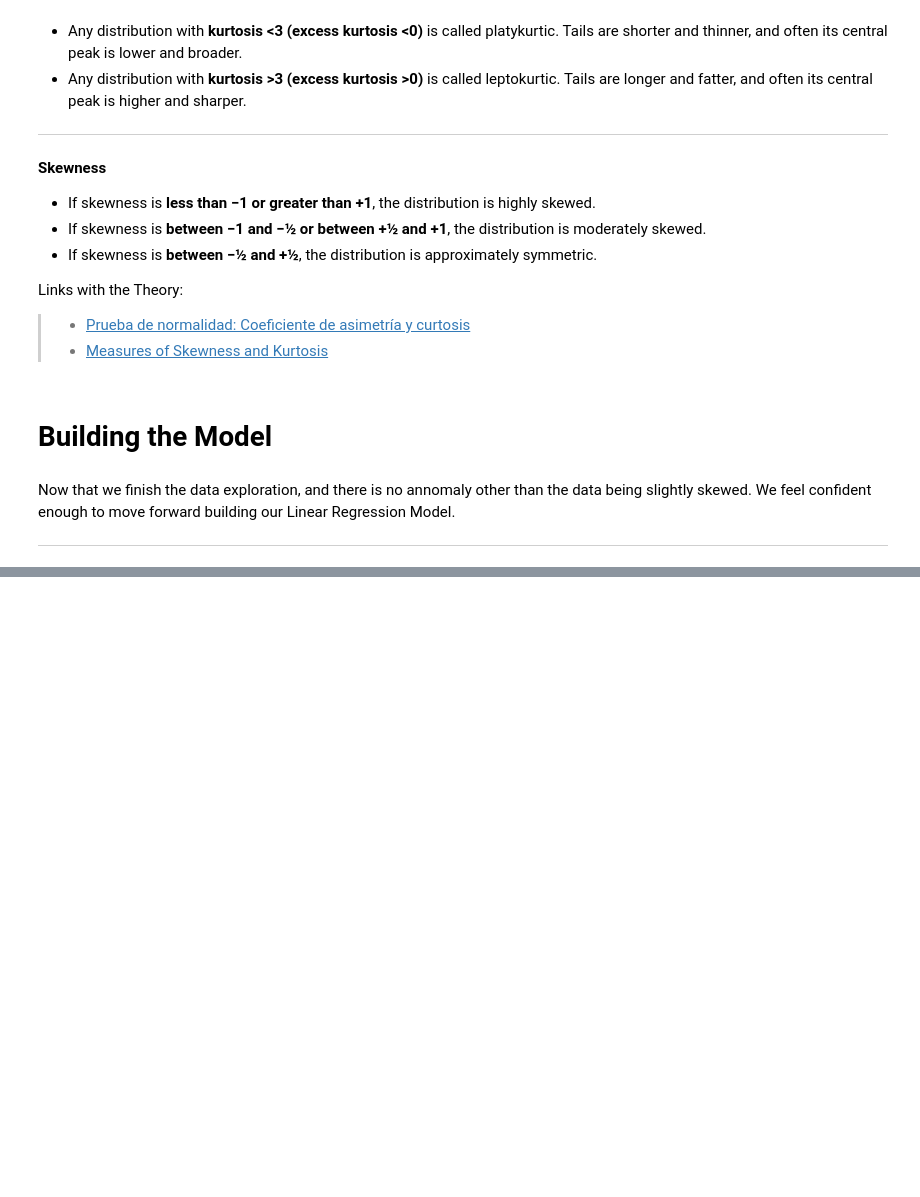
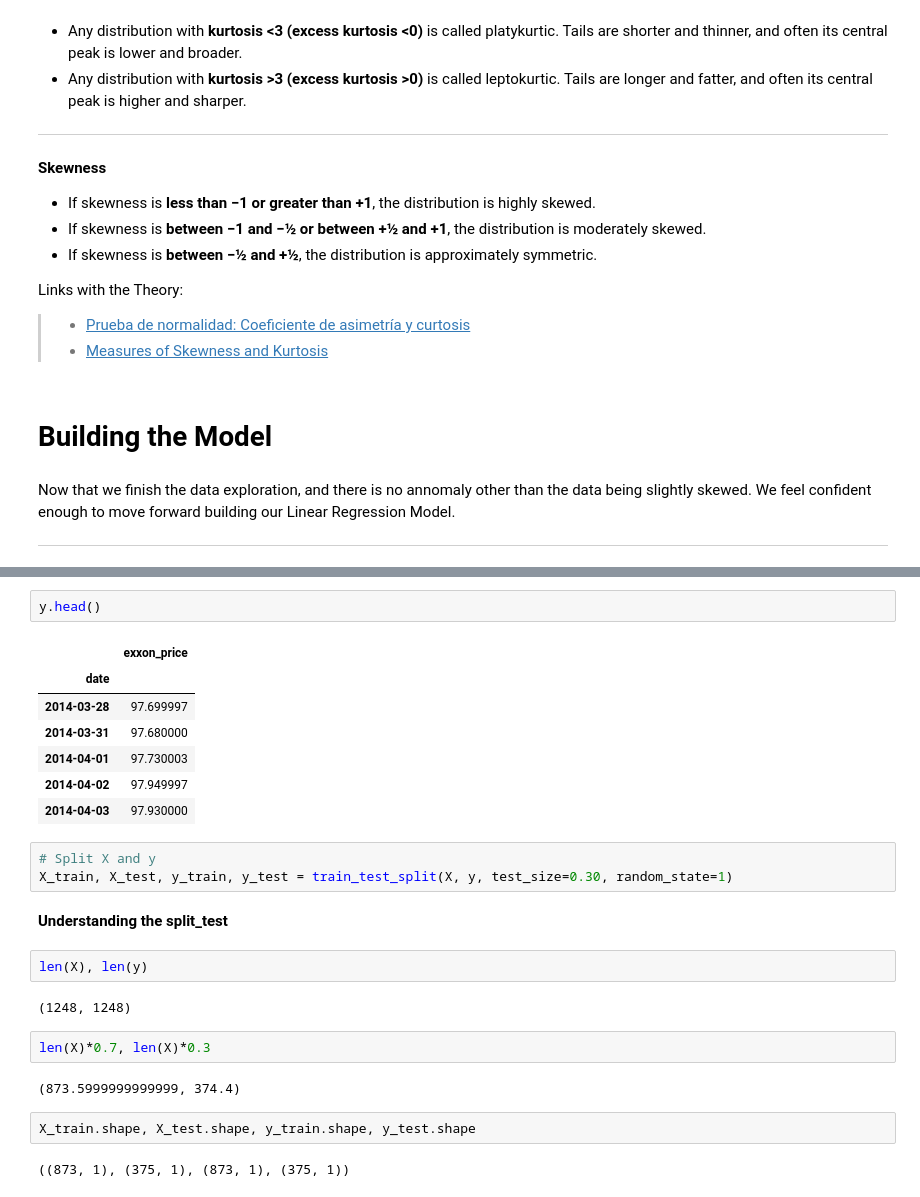
Before and after one commit to Richardbmk/datascience_machinelearning, a Jupyter notebook: ExxonMobile-vs-BarrelOil-Problem.ipynb, the cells around one changed output, grey strips where cells are left out. Saved outputs shown, nothing was run; the diff lists cells and outputs as text; blank space fills up the shorter version.

Commit message:
still working on exxon vs oil project

```diff
--- a/ExxonMobile-vs-BarrelOil-Problem.ipynb
+++ b/ExxonMobile-vs-BarrelOil-Problem.ipynb
@@ -332,0 +355,27 @@ We feel confident enough to move forward building our Linear Regression Model.
+# %%
+y.head()
+# %% [output]
+|  | exxon_price |
+| date |  |
+| 2014-03-28 | 97.699997 |
+| 2014-03-31 | 97.680000 |
+| 2014-04-01 | 97.730003 |
+| 2014-04-02 | 97.949997 |
+| 2014-04-03 | 97.930000 |
+# %%
+# Split X and y
+X_train, X_test, y_train, y_test = train_test_split(X, y, test_size=0.30, random_state=1)
+# %% [markdown]
+**Understanding the split_test**
+# %%
+len(X), len(y)
+# %% [output]
+(1248, 1248)
+# %%
+len(X)*0.7, len(X)*0.3
+# %% [output]
+(873.5999999999999, 374.4)
+# %%
+X_train.shape, X_test.shape, y_train.shape, y_test.shape
+# %% [output]
+((873, 1), (375, 1), (873, 1), (375, 1))
```
Also changed, not shown: parts of 24 cells of this notebook.
